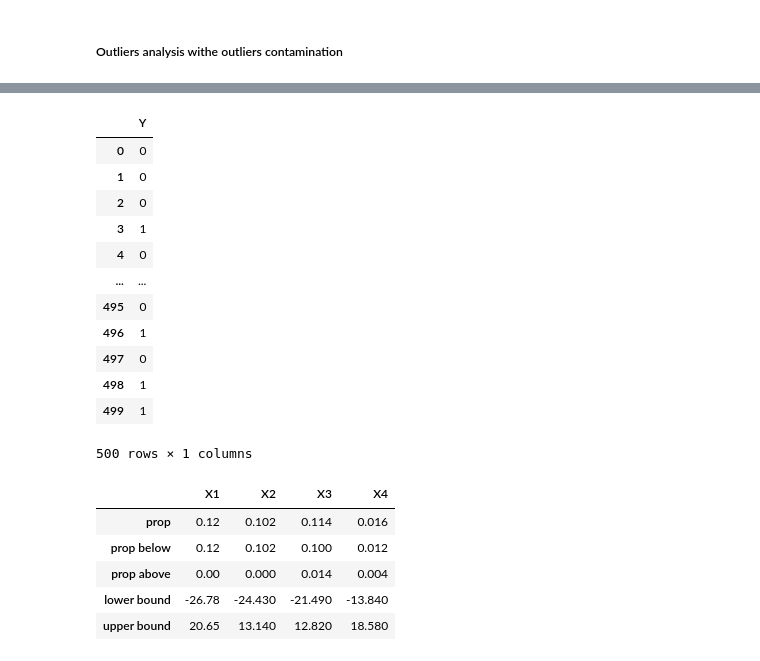
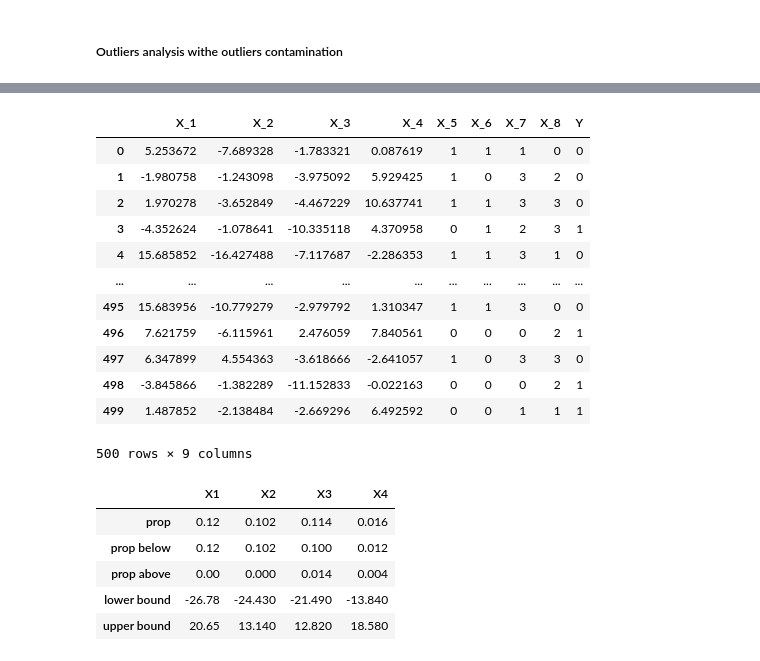
Before and after one commit to FabioScielzoOrtiz/Bachelor-Tesis, a Jupyter notebook: TFG_FabioScielzoOrtiz.ipynb, the cells around one changed output, grey strips where cells are left out. Cells and saved outputs as stored; diff of their text form; code cells hidden in the pictures.

```diff
--- a/TFG_FabioScielzoOrtiz.ipynb
+++ b/TFG_FabioScielzoOrtiz.ipynb
@@ -2997,19 +2981,22 @@ X
-# %%
-y
-# %% [output]
-|  | Y |
-| 0 | 0 |
-| 1 | 0 |
-| 2 | 0 |
-| 3 | 1 |
-| 4 | 0 |
-| ... | ... |
-| 495 | 0 |
-| 496 | 1 |
-| 497 | 0 |
-| 498 | 1 |
-| 499 | 1 |
-500 rows × 1 columns
+# %%
+Data_Synthetic_I = pd.concat([X,y], axis=1)
+Data_Synthetic_I.to_csv('Synthetic_I.csv')
+# %%
+Data_Synthetic_I
+# %% [output]
+|  | X_1 | X_2 | X_3 | X_4 | X_5 | X_6 | X_7 | X_8 | Y |
+| 0 | 5.253672 | -7.689328 | -1.783321 | 0.087619 | 1 | 1 | 1 | 0 | 0 |
+| 1 | -1.980758 | -1.243098 | -3.975092 | 5.929425 | 1 | 0 | 3 | 2 | 0 |
+| 2 | 1.970278 | -3.652849 | -4.467229 | 10.637741 | 1 | 1 | 3 | 3 | 0 |
+| 3 | -4.352624 | -1.078641 | -10.335118 | 4.370958 | 0 | 1 | 2 | 3 | 1 |
+| 4 | 15.685852 | -16.427488 | -7.117687 | -2.286353 | 1 | 1 | 3 | 1 | 0 |
+| ... | ... | ... | ... | ... | ... | ... | ... | ... | ... |
+| 495 | 15.683956 | -10.779279 | -2.979792 | 1.310347 | 1 | 1 | 3 | 0 | 0 |
+| 496 | 7.621759 | -6.115961 | 2.476059 | 7.840561 | 0 | 0 | 0 | 2 | 1 |
+| 497 | 6.347899 | 4.554363 | -3.618666 | -2.641057 | 1 | 0 | 3 | 3 | 0 |
+| 498 | -3.845866 | -1.382289 | -11.152833 | -0.022163 | 0 | 0 | 0 | 2 | 1 |
+| 499 | 1.487852 | -2.138484 | -2.669296 | 6.492592 | 0 | 0 | 1 | 1 | 1 |
+500 rows × 9 columns
 # %%
 prop_outliers_X1, prop_outliers_below_X1, porp_outliers_above_X1, lower_bound_X1, upper_bound_X1 = prop_outliers(Data=X, column_name='X_1')
 X1_list = [prop_outliers_X1, prop_outliers_below_X1, porp_outliers_above_X1, round(lower_bound_X1,2), round(upper_bound_X1,2) ]
```
Also changed, not shown: parts of 9 cells of this notebook, 7 other files.
